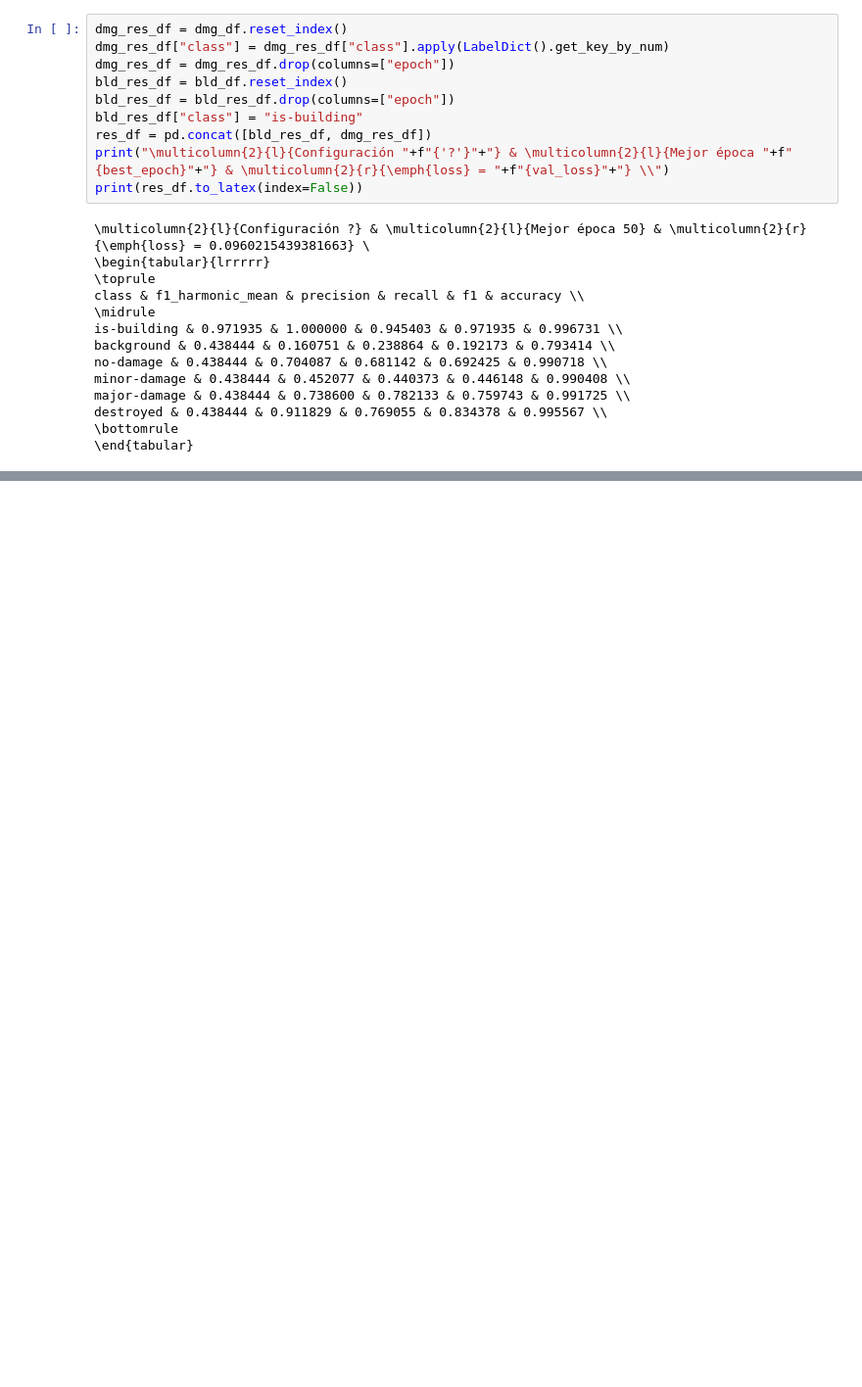
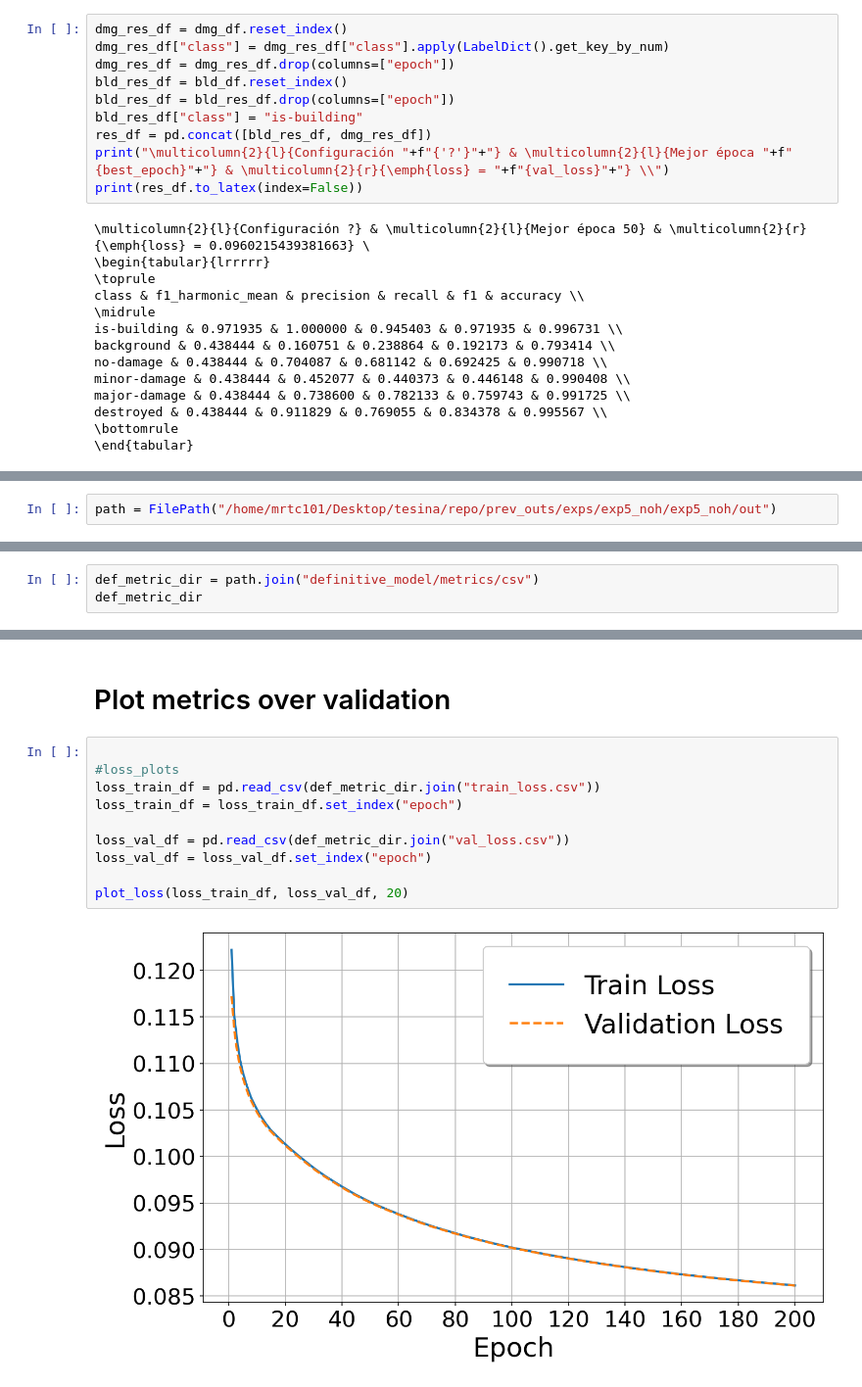
Before and after one commit to MrtC101/Thesis_DL_for_BDA, a Jupyter notebook: notebooks/2-experiment_results.ipynb, the cells around one changed output, grey strips where cells are left out. Shown at 98% size. Drawn from its saved outputs; the diff is of its cells as text; blank space fills up the shorter version.

```diff
--- a/notebooks/2-experiment_results.ipynb
+++ b/notebooks/2-experiment_results.ipynb
@@ -1292,0 +1296,2 @@ destroyed & 0.438444 & 0.911829 & 0.769055 & 0.834378 & 0.995567 \\
+# %%
+path = FilePath("/home/mrtc101/Desktop/tesina/repo/prev_outs/exps/exp5_noh/exp5_noh/out")
@@ -1292,0 +1359,3 @@ destroyed & 0.438444 & 0.911829 & 0.769055 & 0.834378 & 0.995567 \\
+# %%
+def_metric_dir = path.join("definitive_model/metrics/csv")
+def_metric_dir
@@ -1292,0 +1456,14 @@ destroyed & 0.438444 & 0.911829 & 0.769055 & 0.834378 & 0.995567 \\
+# %% [markdown]
+# Plot metrics over validation
+# %%
+
+#loss_plots
+loss_train_df = pd.read_csv(def_metric_dir.join("train_loss.csv"))
+loss_train_df = loss_train_df.set_index("epoch")
+
+loss_val_df = pd.read_csv(def_metric_dir.join("val_loss.csv"))
+loss_val_df = loss_val_df.set_index("epoch")
+
+plot_loss(loss_train_df, loss_val_df, 20)
+# %% [output]
+[figure, added]
```
Also changed, not shown: parts of 26 cells of this notebook, 3 other files.
